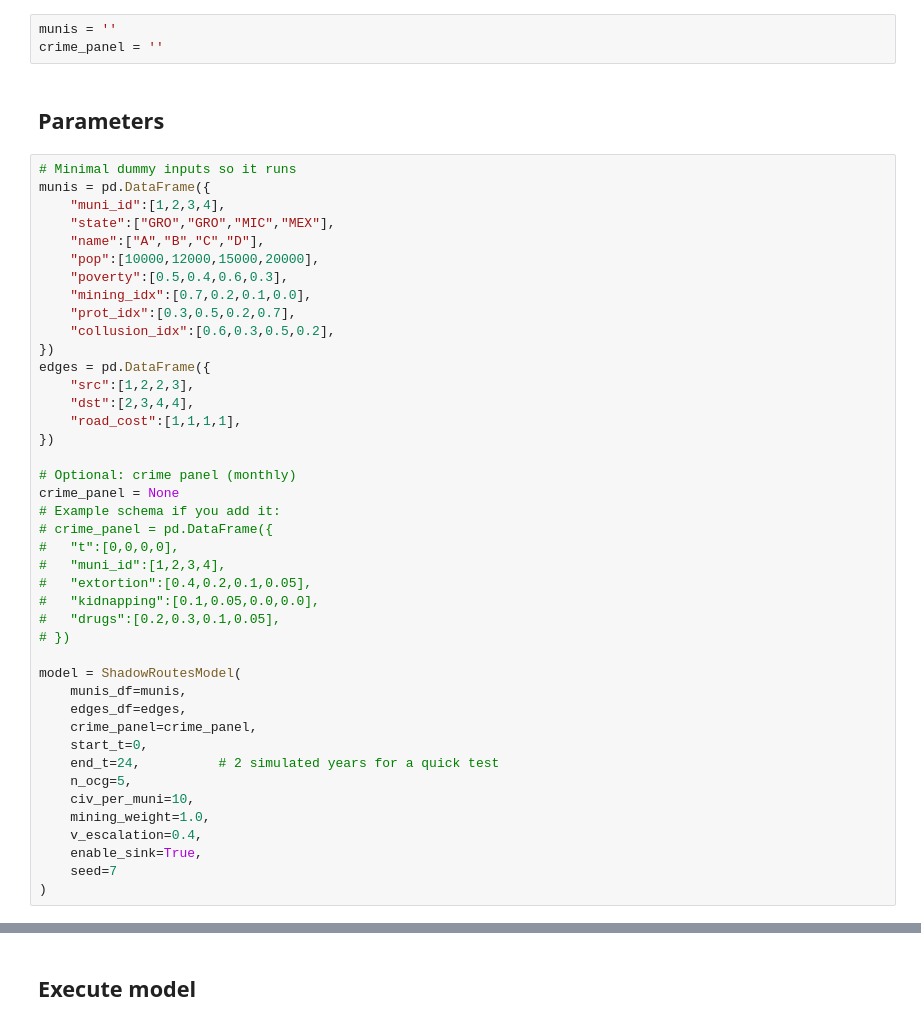
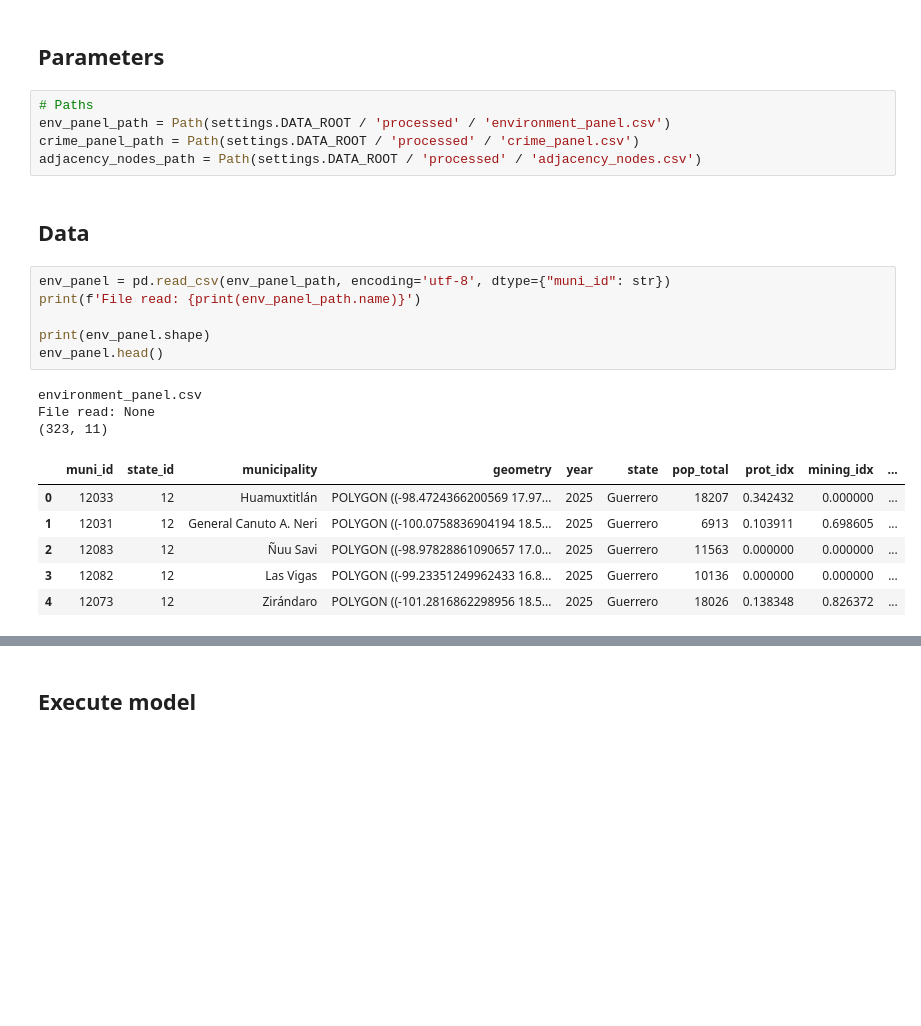
Before and after one commit to shani-alvarez/cgs-shadow-routes, a Jupyter notebook: notebooks/run_model.ipynb, the cells around one changed output, grey strips where cells are left out. Drawn from its saved outputs; the diff is of its cells as text; blank space fills up the shorter version.

```diff
--- a/notebooks/run_model.ipynb
+++ b/notebooks/run_model.ipynb
@@ -6,47 +12,25 @@ from model.model import ShadowRoutesModel
-# %%
-munis = ''
-crime_panel = ''
 # %% [markdown]
 ## Parameters
-# %%
-# Minimal dummy inputs so it runs
-munis = pd.DataFrame({
-    "muni_id":[1,2,3,4],
-    "state":["GRO","GRO","MIC","MEX"],
-    "name":["A","B","C","D"],
-    "pop":[10000,12000,15000,20000],
-    "poverty":[0.5,0.4,0.6,0.3],
-    "mining_idx":[0.7,0.2,0.1,0.0],
-    "prot_idx":[0.3,0.5,0.2,0.7],
-    "collusion_idx":[0.6,0.3,0.5,0.2],
-})
-edges = pd.DataFrame({
-    "src":[1,2,2,3],
-    "dst":[2,3,4,4],
-    "road_cost":[1,1,1,1],
-})
-
-# Optional: crime panel (monthly)
-crime_panel = None
-# Example schema if you add it:
-# crime_panel = pd.DataFrame({
-#   "t":[0,0,0,0],
-#   "muni_id":[1,2,3,4],
-#   "extortion":[0.4,0.2,0.1,0.05],
-#   "kidnapping":[0.1,0.05,0.0,0.0],
-#   "drugs":[0.2,0.3,0.1,0.05],
-# })
-
-model = ShadowRoutesModel(
-    munis_df=munis,
-    edges_df=edges,
-    crime_panel=crime_panel,
-    start_t=0,
-    end_t=24,          # 2 simulated years for a quick test
-    n_ocg=5,
-    civ_per_muni=10,
-    mining_weight=1.0,
-    v_escalation=0.4,
-    enable_sink=True,
-    seed=7
-)
+# %%
+# Paths
+env_panel_path = Path(settings.DATA_ROOT / 'processed' / 'environment_panel.csv')
+crime_panel_path = Path(settings.DATA_ROOT / 'processed' / 'crime_panel.csv')
+adjacency_nodes_path = Path(settings.DATA_ROOT / 'processed' / 'adjacency_nodes.csv')
+# %% [markdown]
+## Data
+# %%
+env_panel = pd.read_csv(env_panel_path, encoding='utf-8', dtype={"muni_id": str})
+print(f'File read: {print(env_panel_path.name)}')
+
+print(env_panel.shape)
+env_panel.head()
+# %% [output]
+environment_panel.csv
+File read: None
+(323, 11)
+|  | muni_id | state_id | municipality | geometry | year | state | pop_total | prot_idx | mining_idx | ... |
+| 0 | 12033 | 12 | Huamuxtitlán | POLYGON ((-98.4724366200569 17.97... | 2025 | Guerrero | 18207 | 0.342432 | 0.000000 | ... |
+| 1 | 12031 | 12 | General Canuto A. Neri | POLYGON ((-100.0758836904194 18.5... | 2025 | Guerrero | 6913 | 0.103911 | 0.698605 | ... |
+| 2 | 12083 | 12 | Ñuu Savi | POLYGON ((-98.97828861090657 17.0... | 2025 | Guerrero | 11563 | 0.000000 | 0.000000 | ... |
+| 3 | 12082 | 12 | Las Vigas | POLYGON ((-99.23351249962433 16.8... | 2025 | Guerrero | 10136 | 0.000000 | 0.000000 | ... |
+| 4 | 12073 | 12 | Zirándaro | POLYGON ((-101.2816862298956 18.5... | 2025 | Guerrero | 18026 | 0.138348 | 0.826372 | ... |
```
Also changed, not shown: parts of 22 cells of this notebook.
